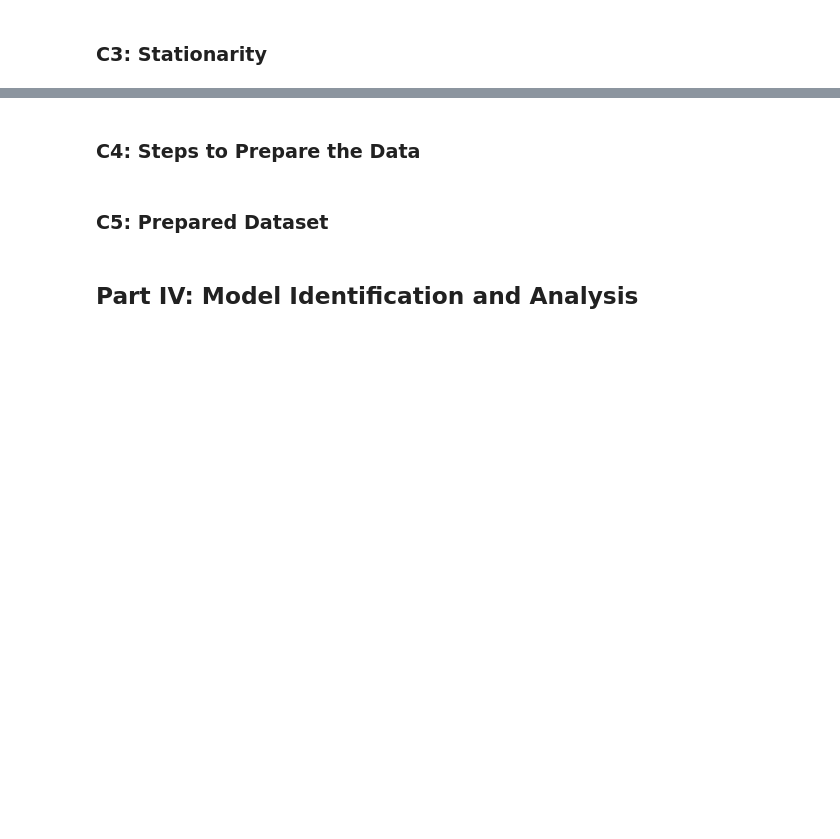
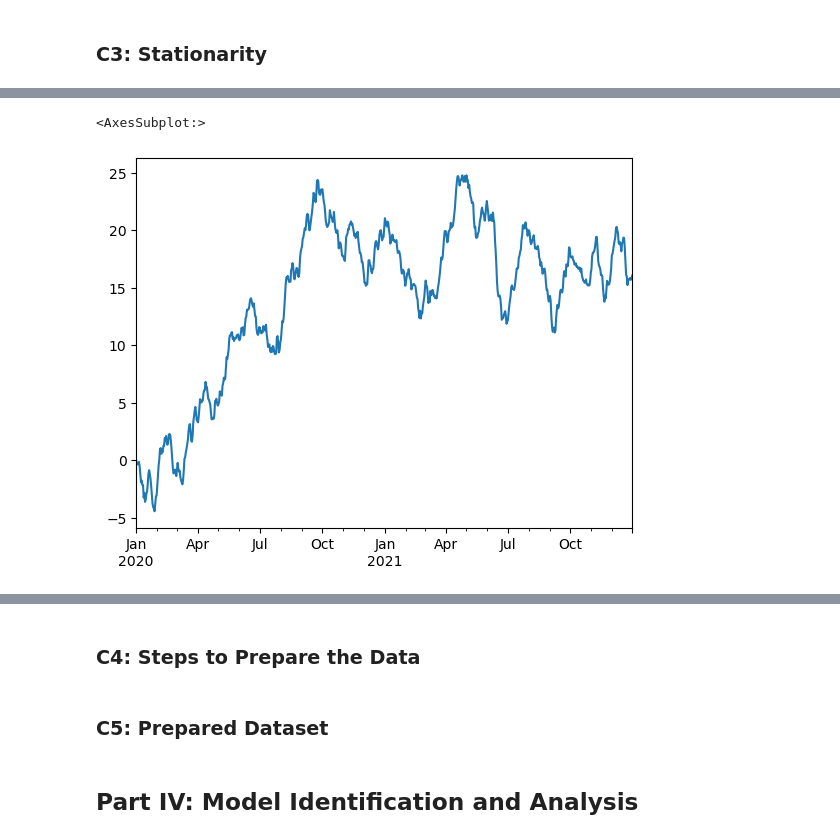
Before and after one commit to jtrawick/D213, a Jupyter notebook: Task1-Time_Series_Modeling/D213_task1.ipynb, the cells around one changed output, grey strips where cells are left out. Cells and saved outputs as stored; diff of their text form; code cells hidden in the pictures; blank space fills up the shorter version.

```diff
--- a/Task1-Time_Series_Modeling/D213_task1.ipynb
+++ b/Task1-Time_Series_Modeling/D213_task1.ipynb
@@ -22,0 +64,5 @@ ___
+# %%
+df['Revenue'].plot()
+# %% [output]
+<AxesSubplot:>
+[figure, added]
```
Also changed, not shown: parts of 6 cells of this notebook, 1 other file.
